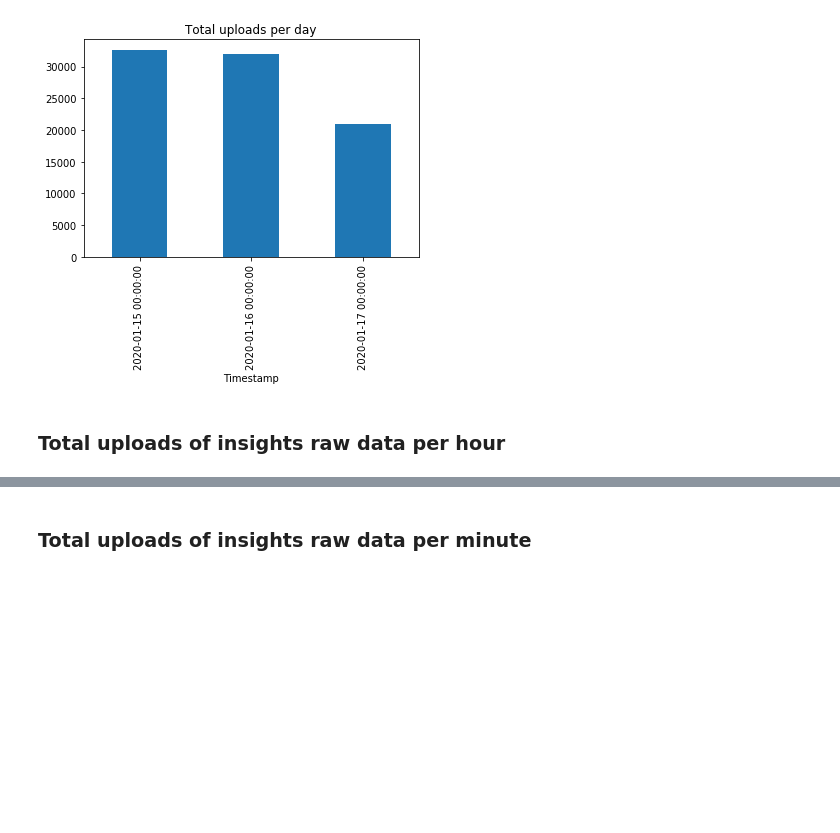
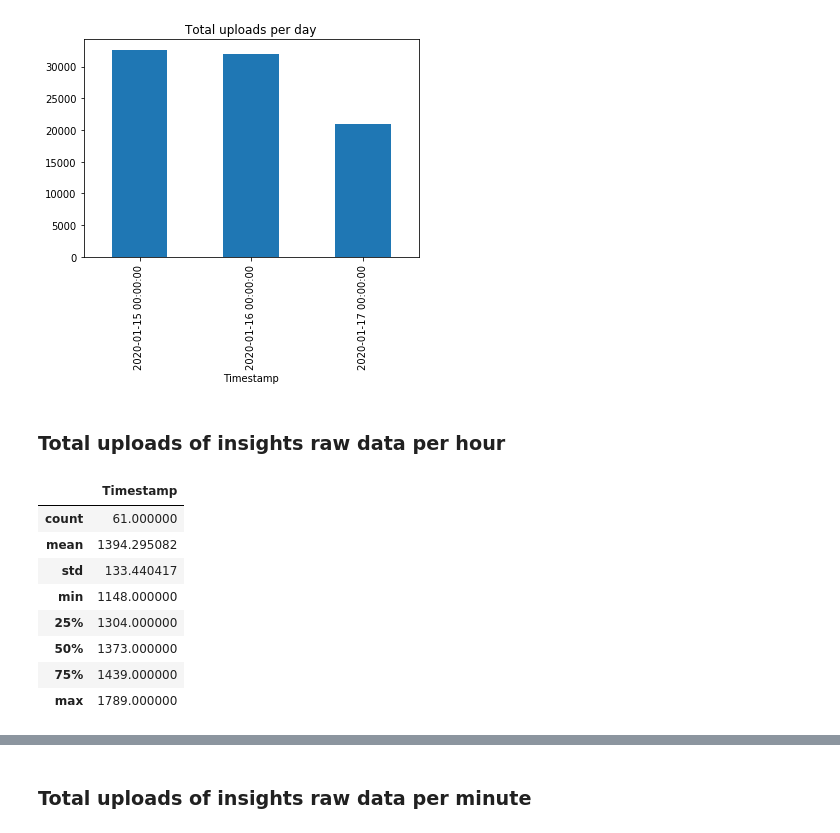
Before and after one commit to RedHatInsights/dvo-extractor, a Jupyter notebook: research/statistic/External data pipeline.ipynb, the cells around one changed output, grey strips where cells are left out. Drawn from its saved outputs; the diff is of its cells as text; code cells hidden in the pictures; blank space fills up the shorter version.

```diff
--- a/research/statistic/External data pipeline.ipynb
+++ b/research/statistic/External data pipeline.ipynb
@@ -81,4 +85,17 @@ by_day_plot = by_day.plot(title="Total uploads per day",legend=None, kind="bar")
 [figure]
 # %% [markdown]
 ### Total uploads of insights raw data per hour
+# %%
+by_hour = upload_timestamps.resample('60min', on='Timestamp').count()
+by_hour[:-1].describe()
+# %% [output]
+|  | Timestamp |
+| count | 61.000000 |
+| mean | 1394.295082 |
+| std | 133.440417 |
+| min | 1148.000000 |
+| 25% | 1304.000000 |
+| 50% | 1373.000000 |
+| 75% | 1439.000000 |
+| max | 1789.000000 |
 # %%
```
Also changed, not shown: parts of 21 cells of this notebook.
